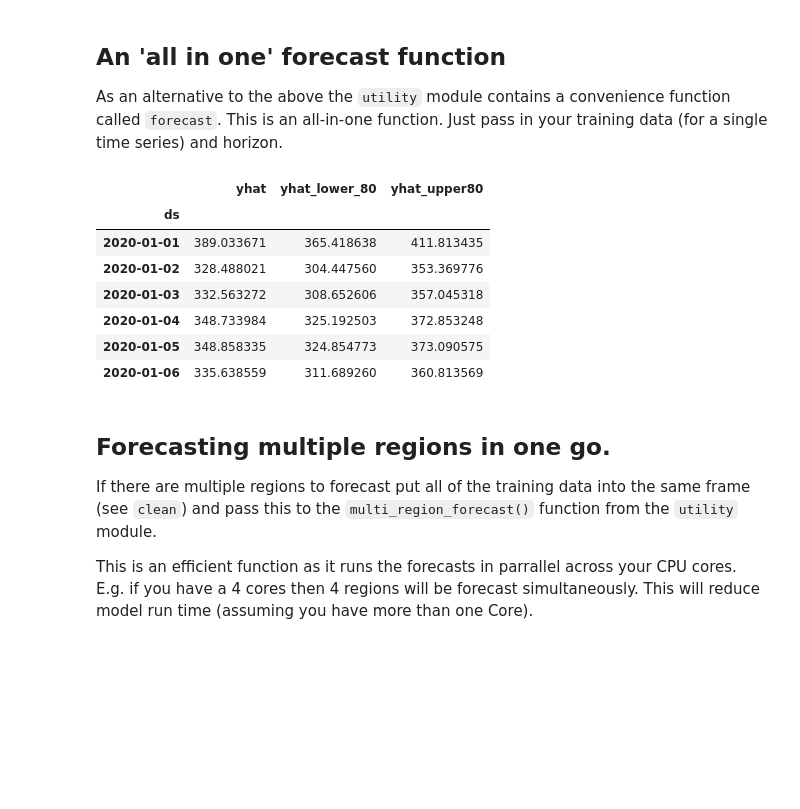
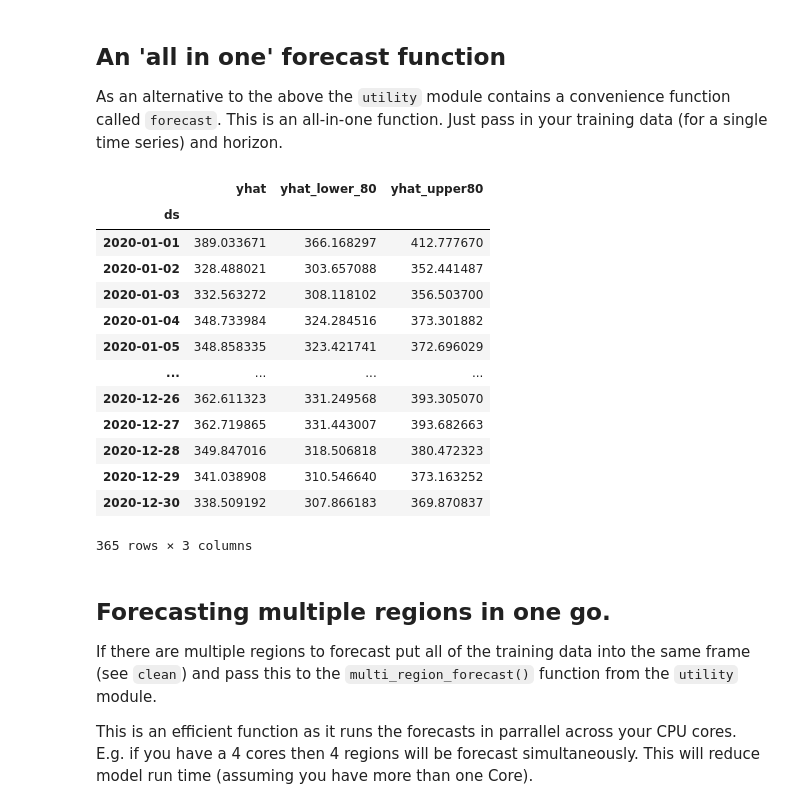
Before and after one commit to TomMonks/swast-forecast-tool, a Jupyter notebook: tutorial.ipynb, the cells around one changed output. Drawn from its saved outputs; the diff is of its cells as text; code cells hidden in the pictures; blank space fills up the shorter version.

```diff
--- a/tutorial.ipynb
+++ b/tutorial.ipynb
@@ -108,18 +110,24 @@ forecast_frame
 As an alternative to the above the `utility` module contains a convenience function called `forecast`.  This is an all-in-one function.  Just pass in your training data (for a single time series) and horizon.
 # %%
 forecast(clean['Wiltshire'],
-         horizon=6,
+         horizon=365,
          alpha=0.2,
          return_all_models=False)
 # %% [output]
 |  | yhat | yhat_lower_80 | yhat_upper80 |
 | ds |  |  |  |
-| 2020-01-01 | 389.033671 | 365.418638 | 411.813435 |
-| 2020-01-02 | 328.488021 | 304.447560 | 353.369776 |
-| 2020-01-03 | 332.563272 | 308.652606 | 357.045318 |
-| 2020-01-04 | 348.733984 | 325.192503 | 372.853248 |
-| 2020-01-05 | 348.858335 | 324.854773 | 373.090575 |
-| 2020-01-06 | 335.638559 | 311.689260 | 360.813569 |
+| 2020-01-01 | 389.033671 | 366.168297 | 412.777670 |
+| 2020-01-02 | 328.488021 | 303.657088 | 352.441487 |
+| 2020-01-03 | 332.563272 | 308.118102 | 356.503700 |
+| 2020-01-04 | 348.733984 | 324.284516 | 373.301882 |
+| 2020-01-05 | 348.858335 | 323.421741 | 372.696029 |
+| ... | ... | ... | ... |
+| 2020-12-26 | 362.611323 | 331.249568 | 393.305070 |
+| 2020-12-27 | 362.719865 | 331.443007 | 393.682663 |
+| 2020-12-28 | 349.847016 | 318.506818 | 380.472323 |
+| 2020-12-29 | 341.038908 | 310.546640 | 373.163252 |
+| 2020-12-30 | 338.509192 | 307.866183 | 369.870837 |
+365 rows × 3 columns
 # %% [markdown]
 ## Forecasting multiple regions in one go.
 
```
Also changed, not shown: parts of 10 cells of this notebook, 3 other files.
